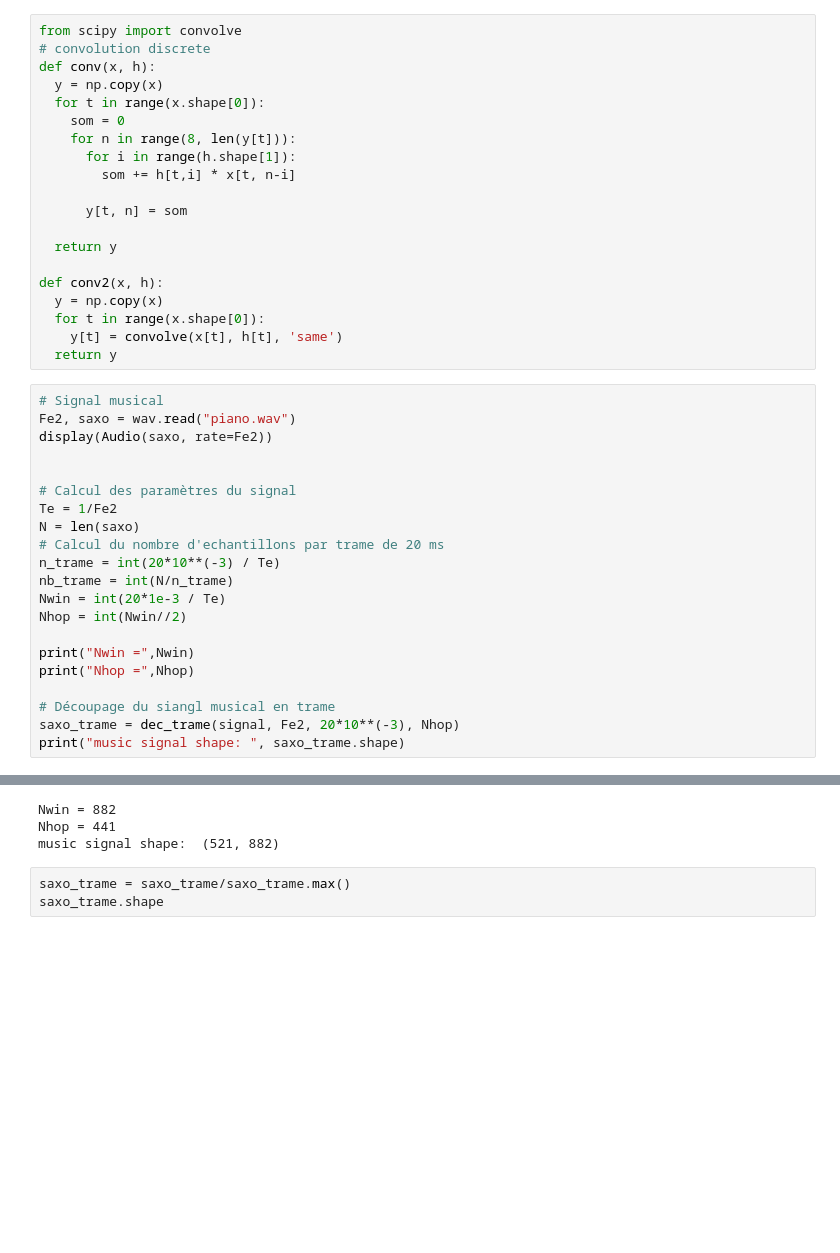
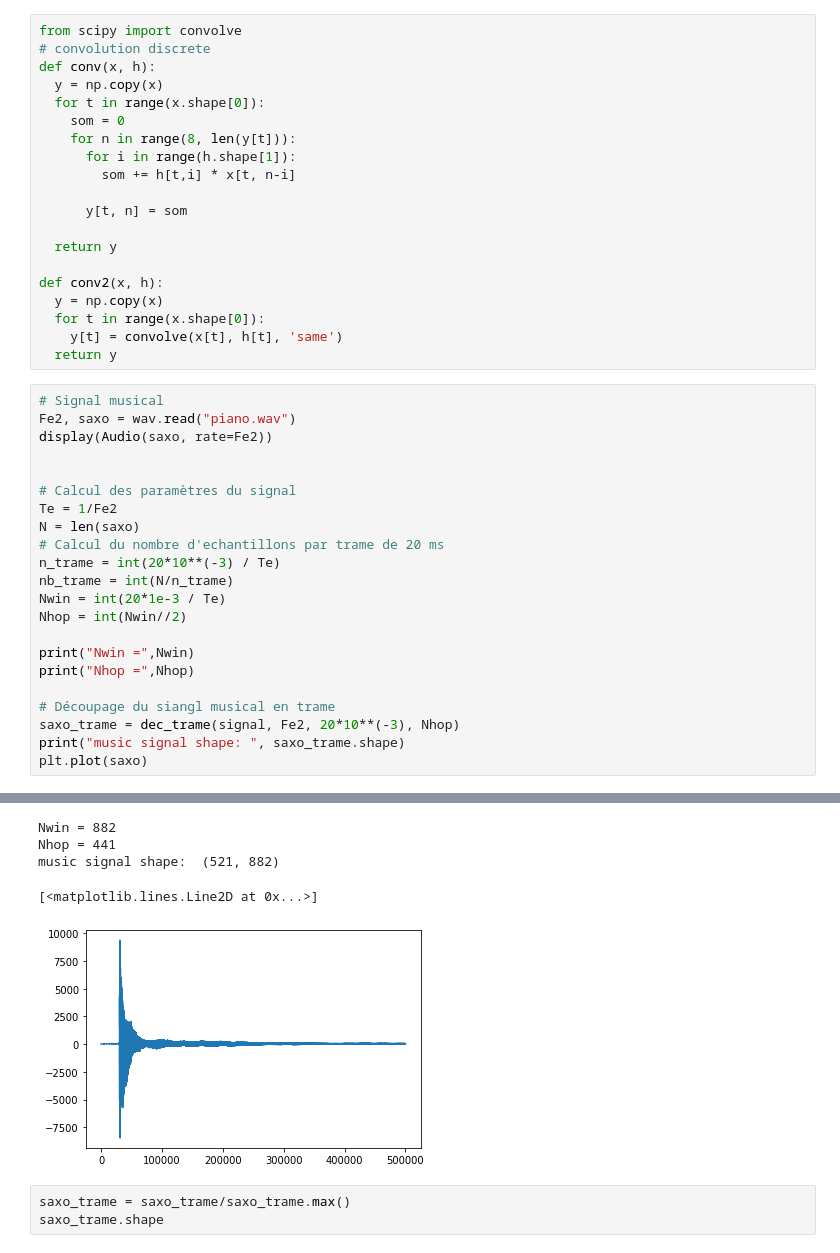
Before and after one commit to Intelligent-Systems-MSc/audio-project-trinome8-toolbox-1-1, a Jupyter notebook: Notebook_projet_Son_Talkbox.ipynb, the cells around one changed output, grey strips where cells are left out. Drawn from its saved outputs; the diff is of its cells as text; blank space fills up the shorter version.

```diff
--- a/Notebook_projet_Son_Talkbox.ipynb
+++ b/Notebook_projet_Son_Talkbox.ipynb
@@ -242,29 +223,32 @@ def conv2(x, h):
 # %%
 # Signal musical
 Fe2, saxo = wav.read("piano.wav")
 display(Audio(saxo, rate=Fe2))
 
 
 # Calcul des paramètres du signal
 Te = 1/Fe2
 N = len(saxo)
 # Calcul du nombre d'echantillons par trame de 20 ms
 n_trame = int(20*10**(-3) / Te)
 nb_trame = int(N/n_trame)
 Nwin = int(20*1e-3 / Te)
 Nhop = int(Nwin//2)
 
 print("Nwin =",Nwin)
 print("Nhop =",Nhop)
 
 # Découpage du siangl musical en trame
 saxo_trame = dec_trame(signal, Fe2, 20*10**(-3), Nhop)
 print("music signal shape: ", saxo_trame.shape)
+plt.plot(saxo)
 # %% [output]
 [interactive output not drawn]
 Nwin = 882
 Nhop = 441
 music signal shape:  (521, 882)
+[<matplotlib.lines.Line2D at 0x...>]
+[figure, added]
 # %%
 saxo_trame = saxo_trame/saxo_trame.max()
 saxo_trame.shape
```
Also changed, not shown: parts of 3 cells of this notebook.
